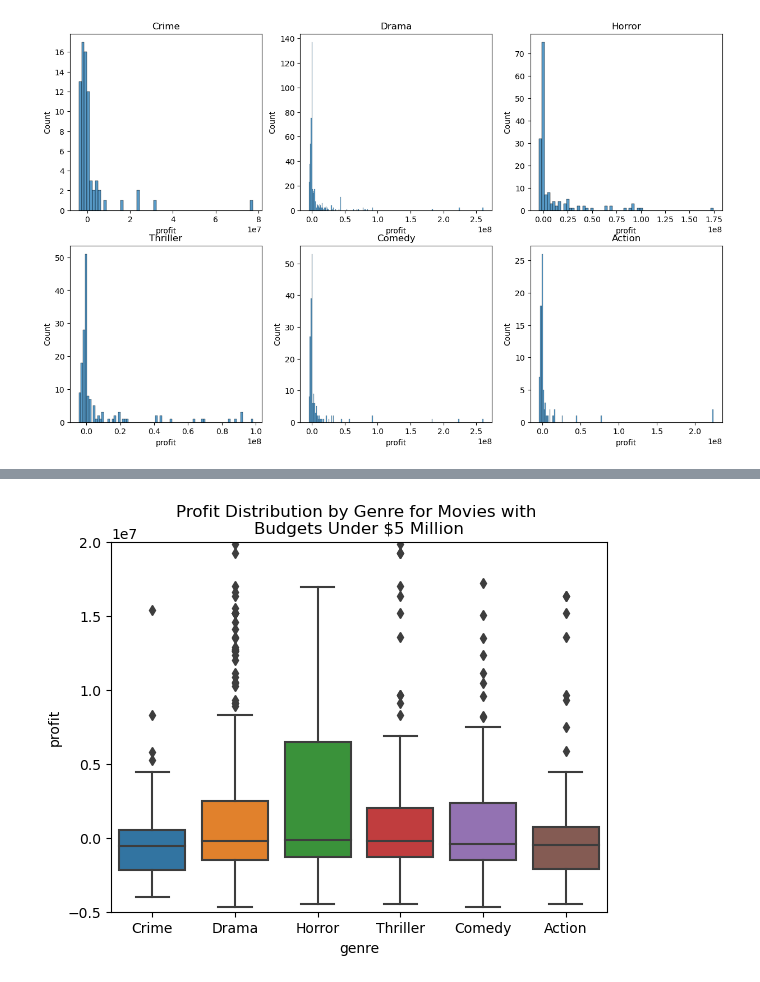
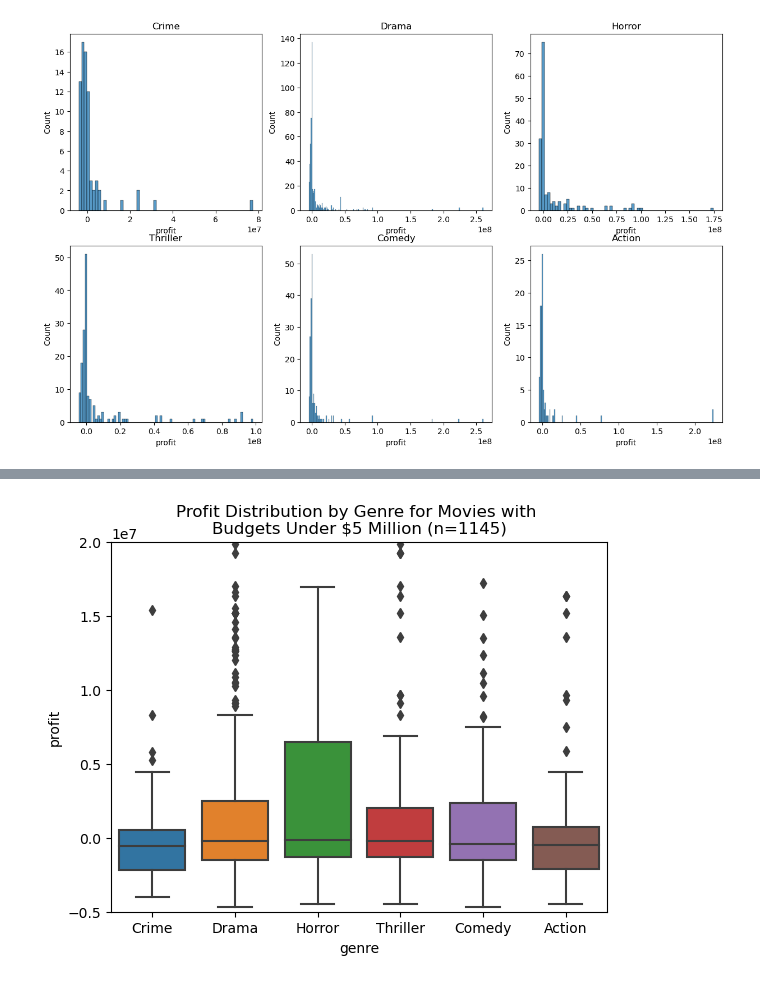
Before and after one commit to jgoett2/Phase-2-MovieProject, a Jupyter notebook: EDA1.ipynb, the cells around one changed output, grey strips where cells are left out. Cells and saved outputs as stored; diff of their text form; code cells hidden in the pictures.

```diff
--- a/EDA1.ipynb
+++ b/EDA1.ipynb
@@ -653,8 +667,8 @@ df5.columns = ["genre","profit"]
 # %%
 fig, ax = plt.subplots()
 
 sns.boxplot(data=df5, x="genre", y="profit", ax=ax)
 ax.set_ylim(-5000000,20000000)
-ax.set_title("Profit Distribution by Genre for Movies with \nBudgets Under $5 Million");
+ax.set_title("Profit Distribution by Genre for Movies with \nBudgets Under $5 Million (n=1145)");
 # %% [output]
-[figure, old version]
+[figure, new version]
```
Also changed, not shown: parts of 5 cells of this notebook.
